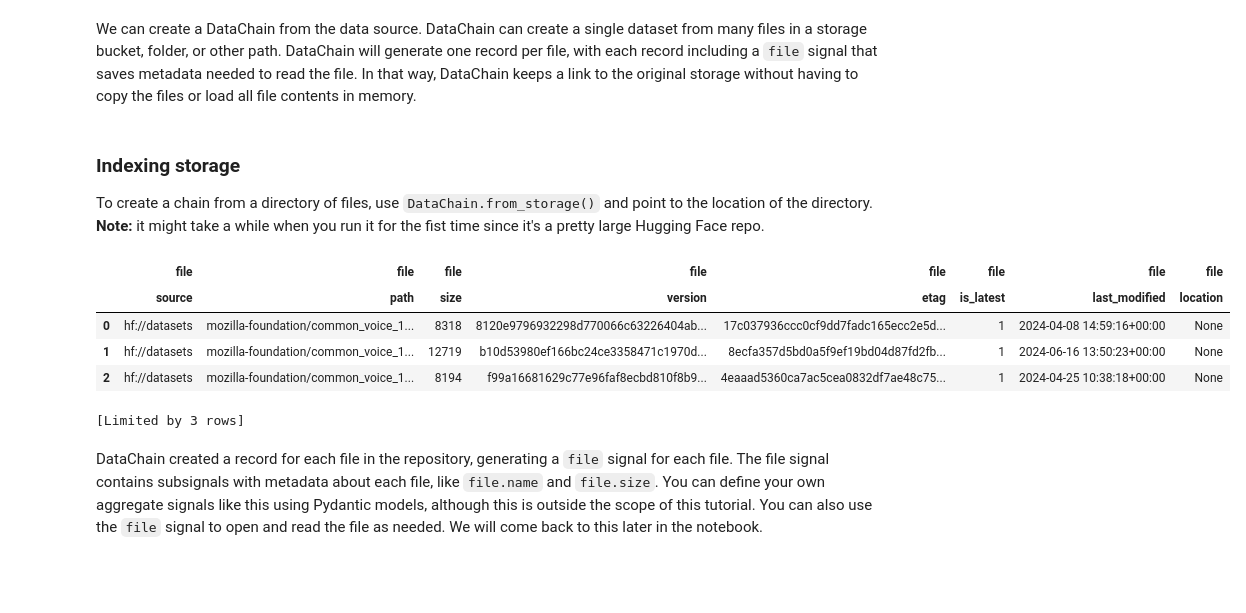
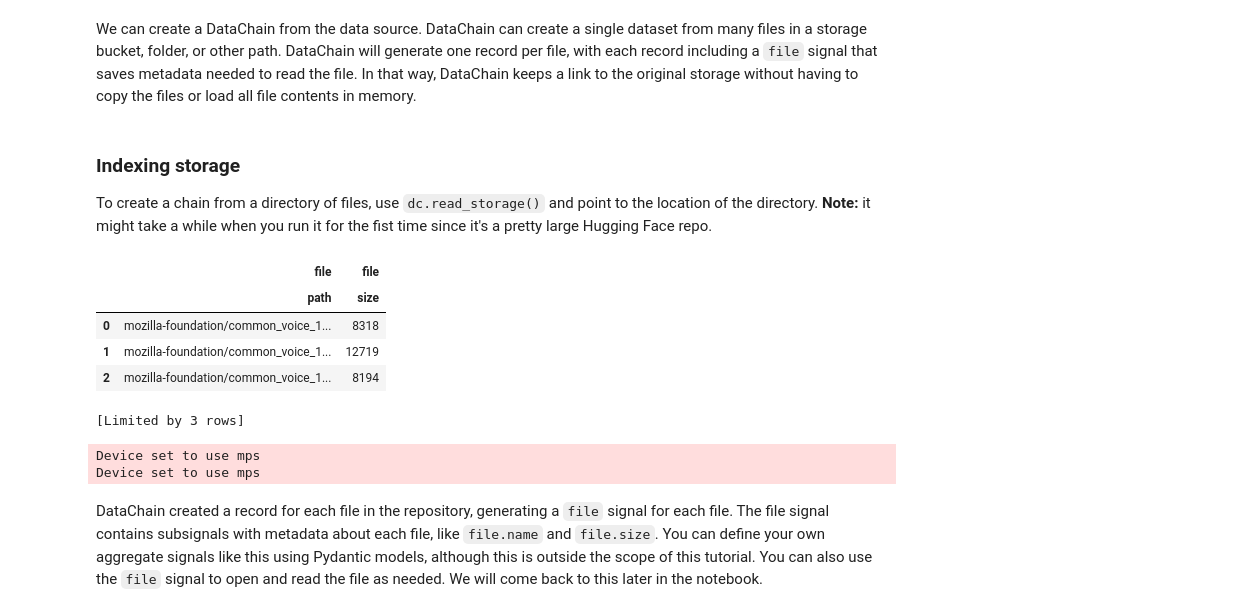
Before and after one commit to datachain-ai/datachain-examples, a Jupyter notebook: audio/hf_common_voice.ipynb, the cells around one changed output. Cells and saved outputs as stored; diff of their text form; code cells hidden in the pictures; blank space fills up the shorter version.

Commit message:
fix(hf): update HF voice tutorial to the new API

```diff
--- a/audio/hf_common_voice.ipynb
+++ b/audio/hf_common_voice.ipynb
@@ -41,16 +44,18 @@ We can create a DataChain from the data source. DataChain can create a single da
 # %% [markdown]
 ### Indexing storage
 
-To create a chain from a directory of files, use `DataChain.from_storage()` and point to the location of the directory. **Note:** it might take a while when you run it for the fist time since it's a pretty large Hugging Face repo.
+To create a chain from a directory of files, use `dc.read_storage()` and point to the location of the directory. **Note:** it might take a while when you run it for the fist time since it's a pretty large Hugging Face repo.
 # %%
-repo_dc = DataChain.from_storage("hf://datasets/mozilla-foundation/common_voice_17_0").show(3)
+dc.read_storage("hf://datasets/mozilla-foundation/common_voice_17_0").show(3)
 # %% [output]
-|  | file | file | file | file | file | file | file | file |
-|  | source | path | size | version | etag | is_latest | last_modified | location |
-| 0 | hf://datasets | mozilla-foundation/common_voice_1... | 8318 | 8120e9796932298d770066c63226404ab... | 17c037936ccc0cf9dd7fadc165ecc2e5d... | 1 | 2024-04-08 14:59:16+00:00 | None |
-| 1 | hf://datasets | mozilla-foundation/common_voice_1... | 12719 | b10d53980ef166bc24ce3358471c1970d... | 8ecfa357d5bd0a5f9ef19bd04d87fd2fb... | 1 | 2024-06-16 13:50:23+00:00 | None |
-| 2 | hf://datasets | mozilla-foundation/common_voice_1... | 8194 | f99a16681629c77e96faf8ecbd810f8b9... | 4eaaad5360ca7ac5cea0832df7ae48c75... | 1 | 2024-04-25 10:38:18+00:00 | None |
+|  | file | file |
+|  | path | size |
+| 0 | mozilla-foundation/common_voice_1... | 8318 |
+| 1 | mozilla-foundation/common_voice_1... | 12719 |
+| 2 | mozilla-foundation/common_voice_1... | 8194 |
 [Limited by 3 rows]
+Device set to use mps
+Device set to use mps
 # %% [markdown]
 DataChain created a record for each file in the repository, generating a `file` signal for each file. The file signal contains subsignals with metadata about each file, like `file.name` and `file.size`. You can define your own aggregate signals like this using Pydantic models, although this is outside the scope of this tutorial. You can also use the `file` signal to open and read the file as needed. We will come back to this later in the notebook.
 # %% [markdown]
```
Also changed, not shown: parts of 9 cells of this notebook.
